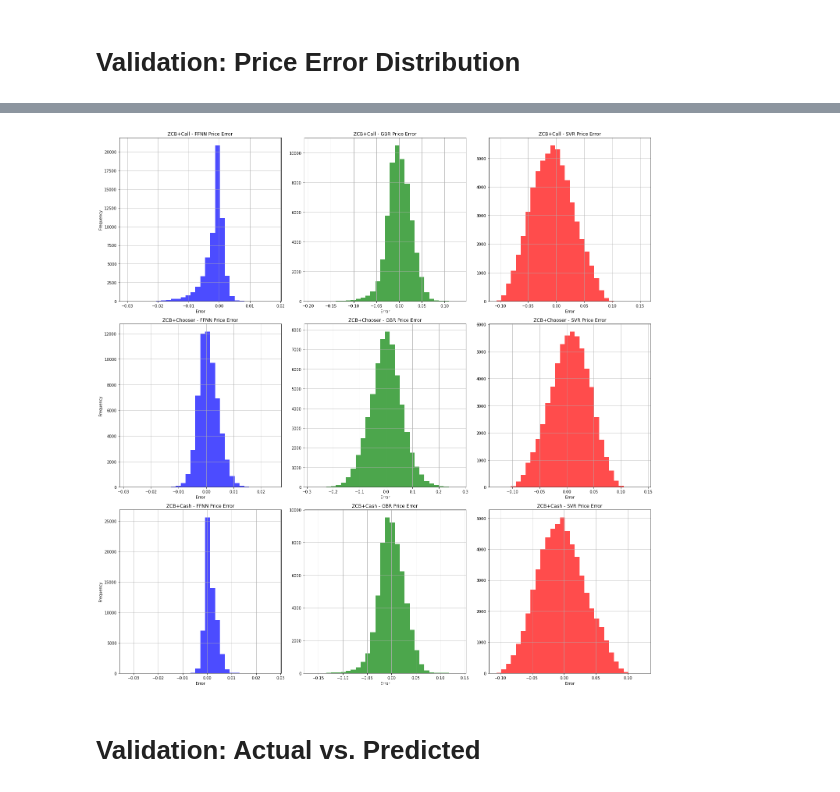
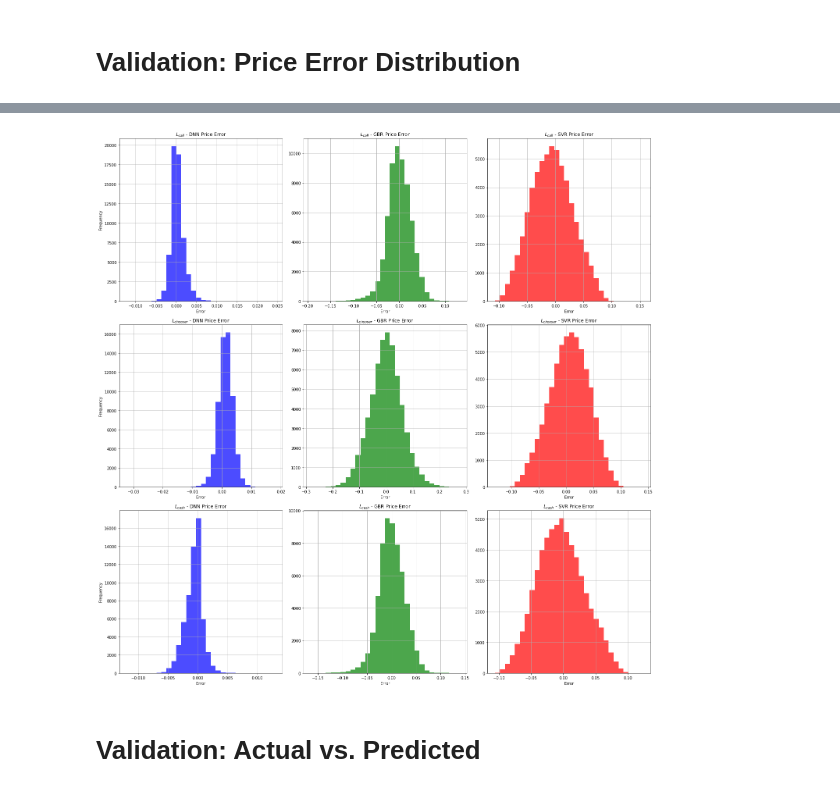
Before and after one commit to godfreytshehla/PaperOne-Pricing-with-ANNs, a Jupyter notebook: Experimental Results Deep Pricing and Hedging.ipynb, the cells around one changed output, grey strips where cells are left out. Cells and saved outputs as stored; diff of their text form; code cells hidden in the pictures.

```diff
--- a/Experimental Results Deep Pricing and Hedging.ipynb
+++ b/Experimental Results Deep Pricing and Hedging.ipynb
@@ -212,7 +234,8 @@ plt.show()
 # %%
 # Define the neural network model for pricing
 modelChooserPrice = tf.keras.models.Sequential([
-    tf.keras.layers.Dense(64, activation='relu', input_shape=(6,)),
+    tf.keras.layers.Input(shape=(6,)),  # Define the input shape
+    tf.keras.layers.Dense(64, activation='relu'),
     tf.keras.layers.Dense(64, activation='relu'),
     tf.keras.layers.Dense(64, activation='relu'),
     tf.keras.layers.Dense(64, activation='relu'),
@@ -222,11 +245,14 @@ modelChooserPrice = tf.keras.models.Sequential([
 # Compile the model
 modelChooserPrice.compile(optimizer='adam', loss='mean_squared_error')
 
+# Start the timer
 start_time = time.time()
+
 # Train the model
-modelChooserPrice.fit(X_trainChooser, y_trainChooser, epochs=10, verbose=0) #transpose the dataset
-#end the timer
+modelChooserPrice.fit(X_trainChooser, y_trainChooser, epochs=10, verbose=0)
+
+# End the timer
 end_time = time.time()
 training_time = end_time - start_time
-print(f"Training time: {np.round(training_time,2)} seconds")
+print(f"Training time: {np.round(training_time, 2)} seconds")
 # %% [output]
@@ -320,7 +346,8 @@ plt.show()
 # %%
 # Define the neural network model for pricing
 modelCashPrice = tf.keras.models.Sequential([
-    tf.keras.layers.Dense(64, activation='relu', input_shape=(5,)),
+    tf.keras.layers.Input(shape=(5,)),  # Define the input shape
+    tf.keras.layers.Dense(64, activation='relu'),
     tf.keras.layers.Dense(64, activation='relu'),
     tf.keras.layers.Dense(64, activation='relu'),
     tf.keras.layers.Dense(64, activation='relu'),
@@ -330,12 +357,14 @@ modelCashPrice = tf.keras.models.Sequential([
 # Compile the model
 modelCashPrice.compile(optimizer='adam', loss='mean_squared_error')
 
+# Start the timer
+start_time = time.time()
 
-start_time = time.time()
 # Train the model
-modelCashPrice.fit(X_trainCash, y_trainCash, epochs=10, verbose=0) #transpose the dataset
-#end the timer
+modelCashPrice.fit(X_trainCash, y_trainCash, epochs=10)
+
+# End the timer
 end_time = time.time()
 training_time = end_time - start_time
-print(f"Training time: {np.round(training_time,2)} seconds")
+print(f"Training time: {np.round(training_time, 2)} seconds")
 # %% [output]
@@ -506,59 +551,59 @@ plt.figure(figsize=(20, 20))
 # Error Histograms for ZCB + Call
 plt.subplot(3, 3, 1)
 plt.hist(ffnn_errorZCBCall, bins=30, color='blue', alpha=0.7)
-plt.title('ZCB+Call - FFNN Price Error')
+plt.title('$L_{call}$ - DNN Price Error')
 plt.xlabel('Error')
 plt.ylabel('Frequency')
 plt.grid()
 
 plt.subplot(3, 3, 2)
 plt.hist(gbr_errorZCBCall, bins=30, color='green', alpha=0.7)
-plt.title('ZCB+Call - GBR Price Error')
+plt.title('$L_{call}$ - GBR Price Error')
 plt.xlabel('Error')
 plt.grid()
 
 plt.subplot(3, 3, 3)
 plt.hist(svr_errorZCBCall, bins=30, color='red', alpha=0.7)
-plt.title('ZCB+Call - SVR Price Error')
+plt.title('$L_{call}$ - SVR Price Error')
 plt.xlabel('Error')
 plt.grid()
 
 # Error Histograms for ZCB + Chooser
 plt.subplot(3, 3, 4)
 plt.hist(ffnn_errorZCBChooser, bins=30, color='blue', alpha=0.7)
-plt.title('ZCB+Chooser - FFNN Price Error')
+plt.title('$L_{chooser}$ - DNN Price Error')
 plt.xlabel('Error')
 plt.ylabel('Frequency')
 plt.grid()
 
 plt.subplot(3, 3, 5)
 plt.hist(gbr_errorZCBChooser, bins=30, color='green', alpha=0.7)
-plt.title('ZCB+Chooser - GBR Price Error')
+plt.title('$L_{chooser}$ - GBR Price Error')
 plt.xlabel('Error')
 plt.grid()
 
 plt.subplot(3, 3, 6)
 plt.hist(svr_errorZCBChooser, bins=30, color='red', alpha=0.7)
-plt.title('ZCB+Chooser - SVR Price Error')
+plt.title('$L_{chooser}$ - SVR Price Error')
 plt.xlabel('Error')
 plt.grid()
 
 plt.subplot(3, 3, 7)
 plt.hist(ffnn_errorZCBCash, bins=30, color='blue', alpha=0.7)
-plt.title('ZCB+Cash - FFNN Price Error')
+plt.title('$L_{cash}$ - DNN Price Error')
 plt.xlabel('Error')
 plt.ylabel('Frequency')
 plt.grid()
 
 plt.subplot(3, 3, 8)
 plt.hist(gbr_errorZCBCash, bins=30, color='green', alpha=0.7)
-plt.title('ZCB+Cash - GBR Price Error')
+plt.title('$L_{cash}$ - GBR Price Error')
 plt.xlabel('Error')
 plt.grid()
 
 plt.subplot(3, 3, 9)
 plt.hist(svr_errorZCBCash, bins=30, color='red', alpha=0.7)
-plt.title('ZCB+Cash - SVR Price Error')
+plt.title('$L_{cash}$ - SVR Price Error')
 plt.xlabel('Error')
 plt.grid()
 
@@ -573,4 +618,4 @@ plt.show()
-[figure, old version]
+[figure, new version]
 # %% [markdown]
 # Validation: Actual vs. Predicted
 # %%
```
Also changed, not shown: parts of 60 cells of this notebook, 8 other files.
